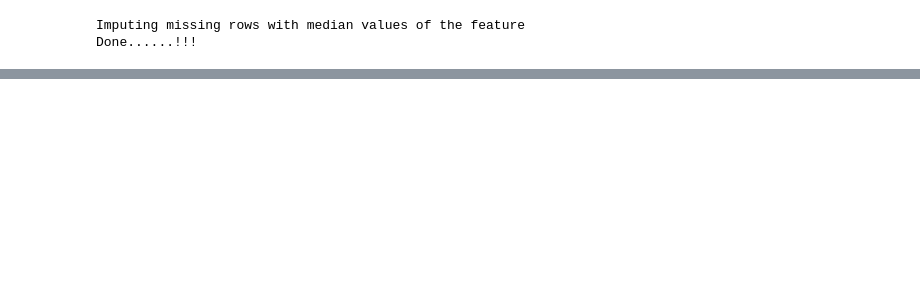
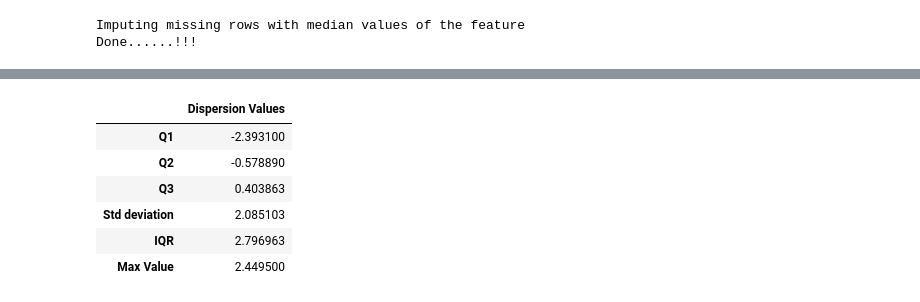
Before and after one commit to Blvisse/10-Academy, a Jupyter notebook: Week1/notebooks/TestBook.ipynb, the cells around one changed output, grey strips where cells are left out. Cells and saved outputs as stored; diff of their text form; code cells hidden in the pictures; blank space fills up the shorter version.

```diff
--- a/Week1/notebooks/TestBook.ipynb
+++ b/Week1/notebooks/TestBook.ipynb
@@ -77,0 +99,2 @@ Done Dropping duplicates!
+# %%
+disMetrics=uniDat.calculateDispersion('entropy')
@@ -77,0 +109,10 @@ Done Dropping duplicates!
+# %%
+disMetrics
+# %% [output]
+|  | Dispersion Values |
+| Q1 | -2.393100 |
+| Q2 | -0.578890 |
+| Q3 | 0.403863 |
+| Std deviation | 2.085103 |
+| IQR | 2.796963 |
+| Max Value | 2.449500 |
```
Also changed, not shown: parts of 14 cells of this notebook, 3 other files.
